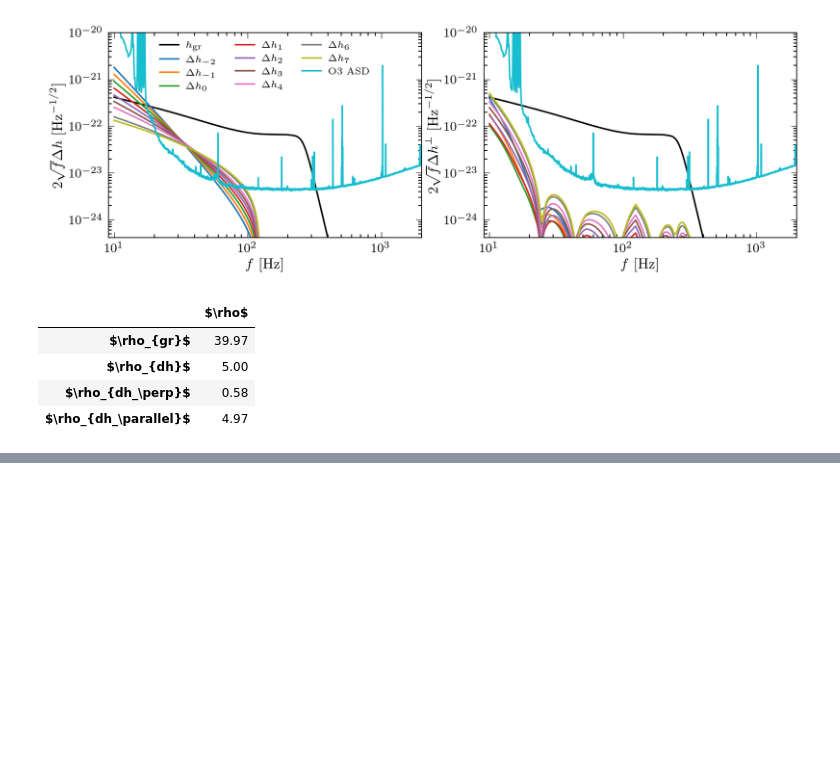
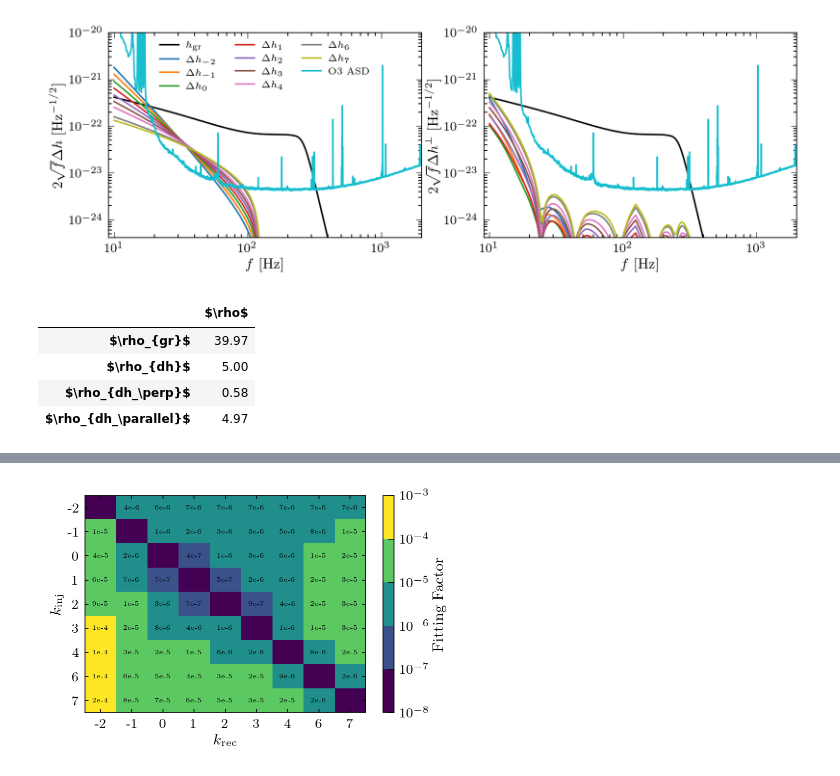
Before and after one commit to BrianCSeymour/geo-tgr, a Jupyter notebook: pn-degen-plot-v3.ipynb, the cells around one changed output, grey strips where cells are left out. Drawn from its saved outputs; the diff is of its cells as text; code cells hidden in the pictures; blank space fills up the shorter version.

```diff
--- a/pn-degen-plot-v3.ipynb
+++ b/pn-degen-plot-v3.ipynb
@@ -385,7 +385,7 @@ def fish(freqs, dh, par, idx_par, psd, log_flag):
 
     return gamma
 # %%
-def compute_mm(kinj, krec):
+def compute_mm(kinj, krec, idx_ignore = None):
     norm = lib.get_dpsi_ppe(20, x, kinj)- lib.get_dpsi_ppe(6000, x, kinj)
     dphik = 1/norm
     dpsi_inj = dphik*lib.get_dpsi_ppe(obj.freqs, x, kinj)
@@ -406,7 +406,7 @@ def compute_mm(kinj, krec):
 
     X = x.copy()
     X['phi_k'] = 0
-    param = paramgr + ["phi_k"]
+    param = paramgr[:idx_ignore] + ["phi_k"]
 
     fi = obj.compute_joint_fish(X, param, k = krec)
     bias_ip = obj.compute_biasip(X, Dh, param, k = krec)
@@ -440,13 +440,3 @@ def compute_mm(kinj, krec):
 
     mm = (1/2 * dhperp_sq/hgr_sq)
     return mm
-
-# compute_mm(4,2)
-ii = [-2, -1, 0, 1, 2, 3, 4, 6, 7]
-idx = np.arange(len(ii))
-mmarr = np.zeros((len(ii),len(ii)))
-for i in idx:
-    print(idx[i])
-    for j in idx:
-        # print(i,j)
-        mmarr[idx[i],idx[j]] = np.real(compute_mm(ii[i], ii[j]))
@@ -509 +509,58 @@ plt.show()
 [figure]
+# %%
+# compute_mm(4,2)
+ii = [-2, -1, 0, 1, 2, 3, 4, 6, 7]
+idx = np.arange(len(ii))
+mmarr = np.zeros((len(ii),len(ii)))
+for i in idx:
+    print(idx[i])
+    for j in idx:
+        # print(i,j)
+        mmarr[idx[i],idx[j]] = np.real(compute_mm(ii[i], ii[j],idx_ignore=-2))
+
+
+import numpy as np
+import matplotlib.pyplot as plt
+import matplotlib.colors as mcolors
+from matplotlib.ticker import FuncFormatter
+
+default_figsize = plt.rcParams["figure.figsize"]
+fig, ax = plt.subplots()
+
+
+mmarr_safe = np.where(mmarr > 0, mmarr, np.nan)
+log_mmarr = np.log10(mmarr_safe)
+
+
+levels = np.arange(-8, -2, 1)
+norm = mcolors.BoundaryNorm(boundaries=levels, ncolors=256)
+
+
+plt.imshow(log_mmarr, cmap='viridis', interpolation='nearest', aspect='auto', norm=norm)
+
+# Add discrete color bar
+cbar = plt.colorbar(ticks=levels)
+cbar.ax.yaxis.set_major_formatter(FuncFormatter(lambda x, _: fr"$10^{{{int(x)}}}$"))
+cbar.set_label(r'Fitting Factor')
+
+
+# Label axes
+plt.xlabel(r"$k_{\mathrm{rec}}$")
+plt.ylabel(r"$k_{\mathrm{inj}}$")
+
+
+mmarr_safe[mmarr_safe<1e-20] = 0
+for i in idx:
+    for j in idx:
+            text = f"{mmarr_safe[i, j]:.0e}".replace("e+0", "e").replace("e+", "e").replace("e-0", "e-")
+            if i != j:
+                ax.text(j, i, text, ha="center", va="center", color="k", fontsize=4, weight="bold")
+plt.xticks(ticks=idx, labels=ii)
+plt.yticks(ticks=idx, labels=ii)
+ax.tick_params(which='minor', bottom=False, left=False, top=False, right=False)
+ax.tick_params(axis='x', length=2, width=0.5)  # Make x-tick marks smaller
+ax.tick_params(axis='y', length=2, width=0.5)  # Make y-tick marks smaller
+
+# plt.savefig(datestr + "-ff-pn-tests-nospin.pdf", bbox_inches='tight', pad_inches=0)
+plt.show()
+# %% [output]
@@ -509,0 +576 @@ plt.show()
+[figure, added]
```
Also changed, not shown: parts of 3 cells of this notebook, 1 other file.
